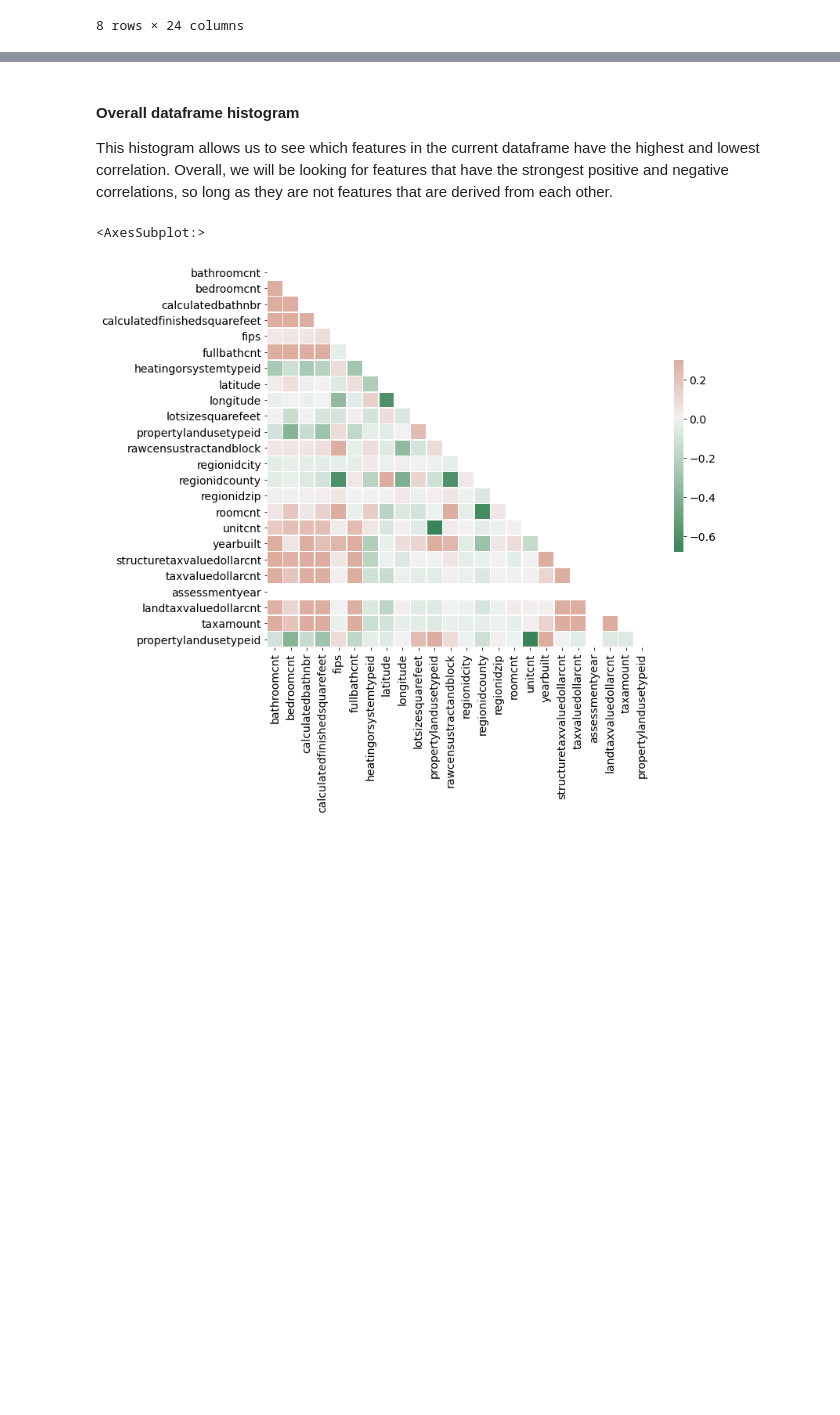
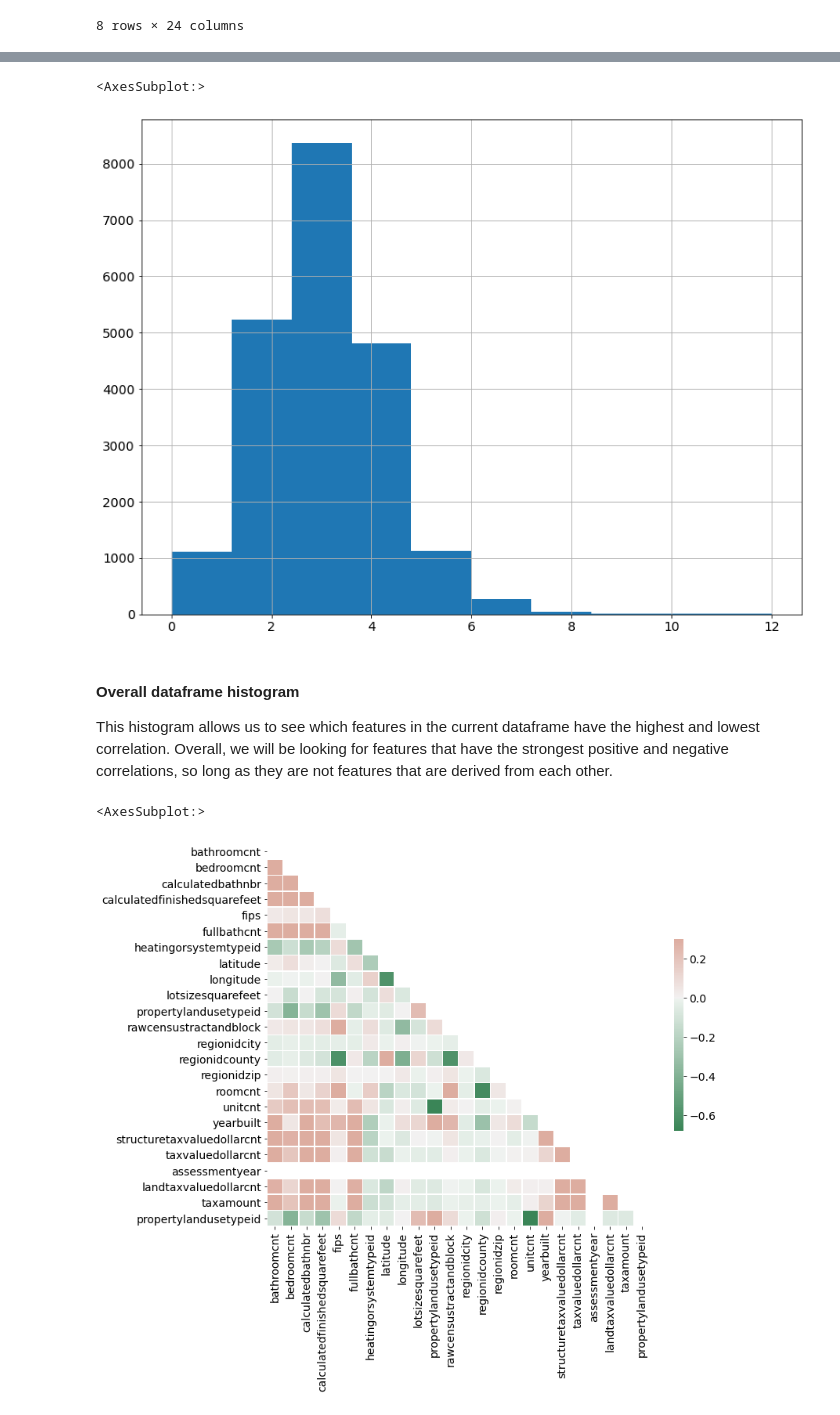
Before and after one commit to AAranda10/regression_project, a Jupyter notebook: explore.ipynb, the cells around one changed output, grey strips where cells are left out. Cells and saved outputs as stored; diff of their text form; code cells hidden in the pictures; blank space fills up the shorter version.

```diff
--- a/explore.ipynb
+++ b/explore.ipynb
@@ -80,3 +104,8 @@ df.describe()
+# %%
+df.bedroomcnt.hist()
+# %% [output]
+<AxesSubplot:>
+[figure, added]
 # %% [markdown]
 #### Overall dataframe histogram
 
```
Also changed, not shown: parts of 16 cells of this notebook.
